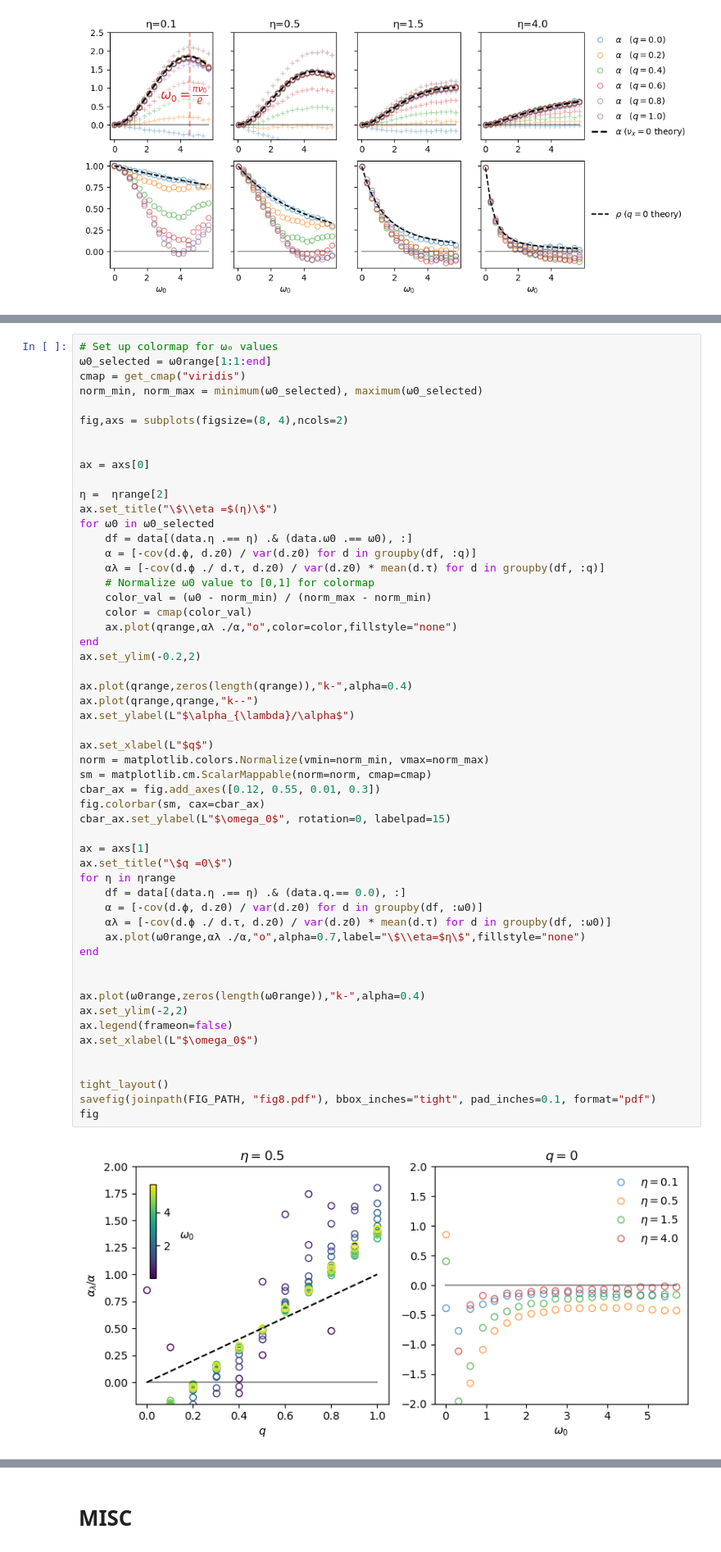
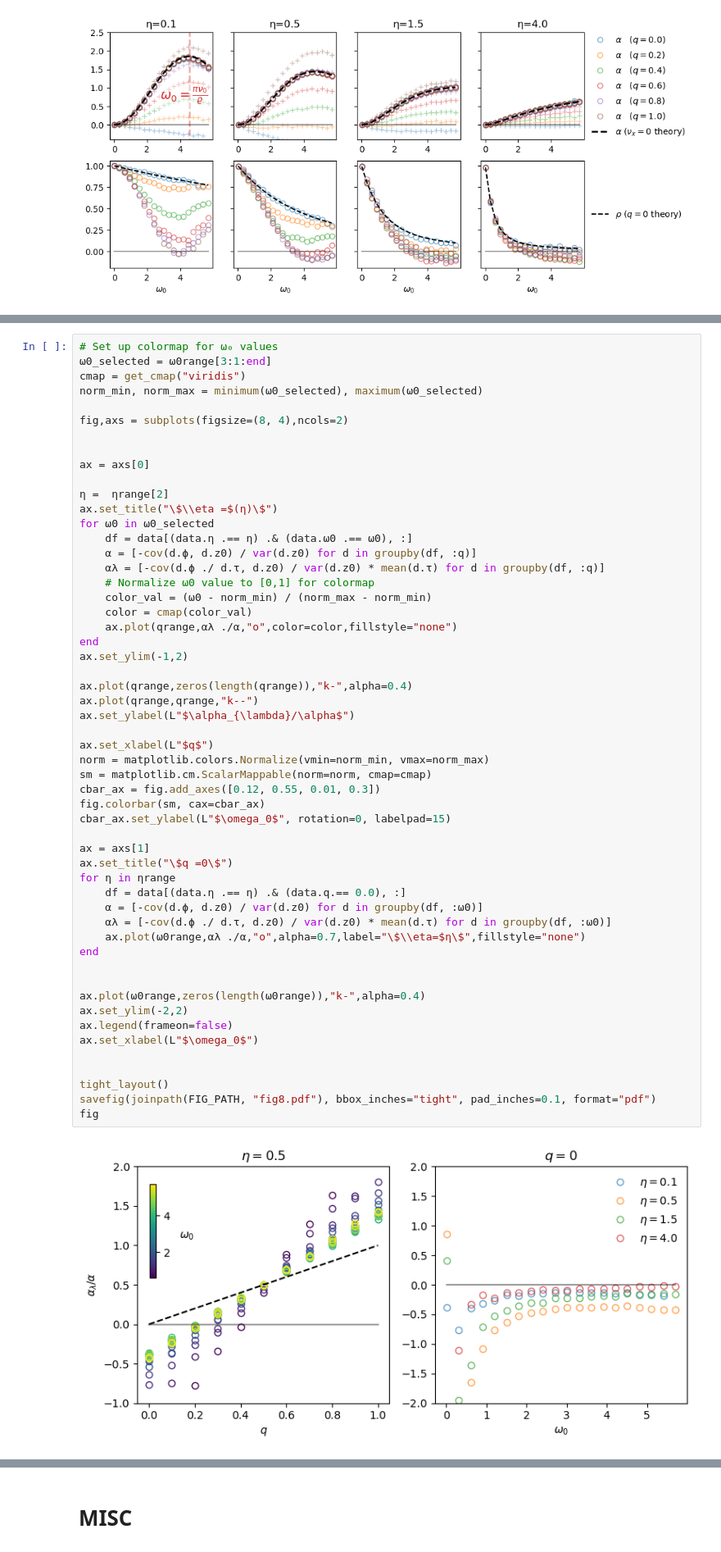
Before and after one commit to elevien/GrowthCellCycleModel, a Jupyter notebook: src/figs-alpha2d.ipynb, the cells around one changed output, grey strips where cells are left out. Shown at 82% size. Cells and saved outputs as stored; diff of their text form.

Commit message:
small changes to figures

```diff
--- a/src/figs-alpha2d.ipynb
+++ b/src/figs-alpha2d.ipynb
@@ -111,6 +116,6 @@ fig
 # %%
 # Set up colormap for ω₀ values
-ω0_selected = ω0range[1:1:end]
+ω0_selected = ω0range[3:1:end]
 cmap = get_cmap("viridis")
 norm_min, norm_max = minimum(ω0_selected), maximum(ω0_selected)
 
@@ -130,40 +135,40 @@ for ω0 in ω0_selected
     color = cmap(color_val)
     ax.plot(qrange,αλ ./α,"o",color=color,fillstyle="none")
 end
-ax.set_ylim(-0.2,2)
+ax.set_ylim(-1,2)
 
 ax.plot(qrange,zeros(length(qrange)),"k-",alpha=0.4)
 ax.plot(qrange,qrange,"k--")
 ax.set_ylabel(L"$\alpha_{\lambda}/\alpha$")
 
 ax.set_xlabel(L"$q$")
 norm = matplotlib.colors.Normalize(vmin=norm_min, vmax=norm_max)
 sm = matplotlib.cm.ScalarMappable(norm=norm, cmap=cmap)
 cbar_ax = fig.add_axes([0.12, 0.55, 0.01, 0.3])
 fig.colorbar(sm, cax=cbar_ax)
 cbar_ax.set_ylabel(L"$\omega_0$", rotation=0, labelpad=15)
 
 ax = axs[1]
 ax.set_title("\$q =0\$")
 for η in ηrange
     df = data[(data.η .== η) .& (data.q.== 0.0), :]
     α = [-cov(d.ϕ, d.z0) / var(d.z0) for d in groupby(df, :ω0)]
     αλ = [-cov(d.ϕ ./ d.τ, d.z0) / var(d.z0) * mean(d.τ) for d in groupby(df, :ω0)]
     ax.plot(ω0range,αλ ./α,"o",alpha=0.7,label="\$\\eta=$η\$",fillstyle="none")
 end
 
 
 ax.plot(ω0range,zeros(length(ω0range)),"k-",alpha=0.4)
 ax.set_ylim(-2,2)
 ax.legend(frameon=false)
 ax.set_xlabel(L"$\omega_0$")
 
 
 tight_layout()
 savefig(joinpath(FIG_PATH, "fig8.pdf"), bbox_inches="tight", pad_inches=0.1, format="pdf")
 fig
 # %% [output]
-[figure, old version]
+[figure, new version]
 # %%
 
 # Parameters
```
Also changed, not shown: parts of 1 cell of this notebook, 2 other files.
